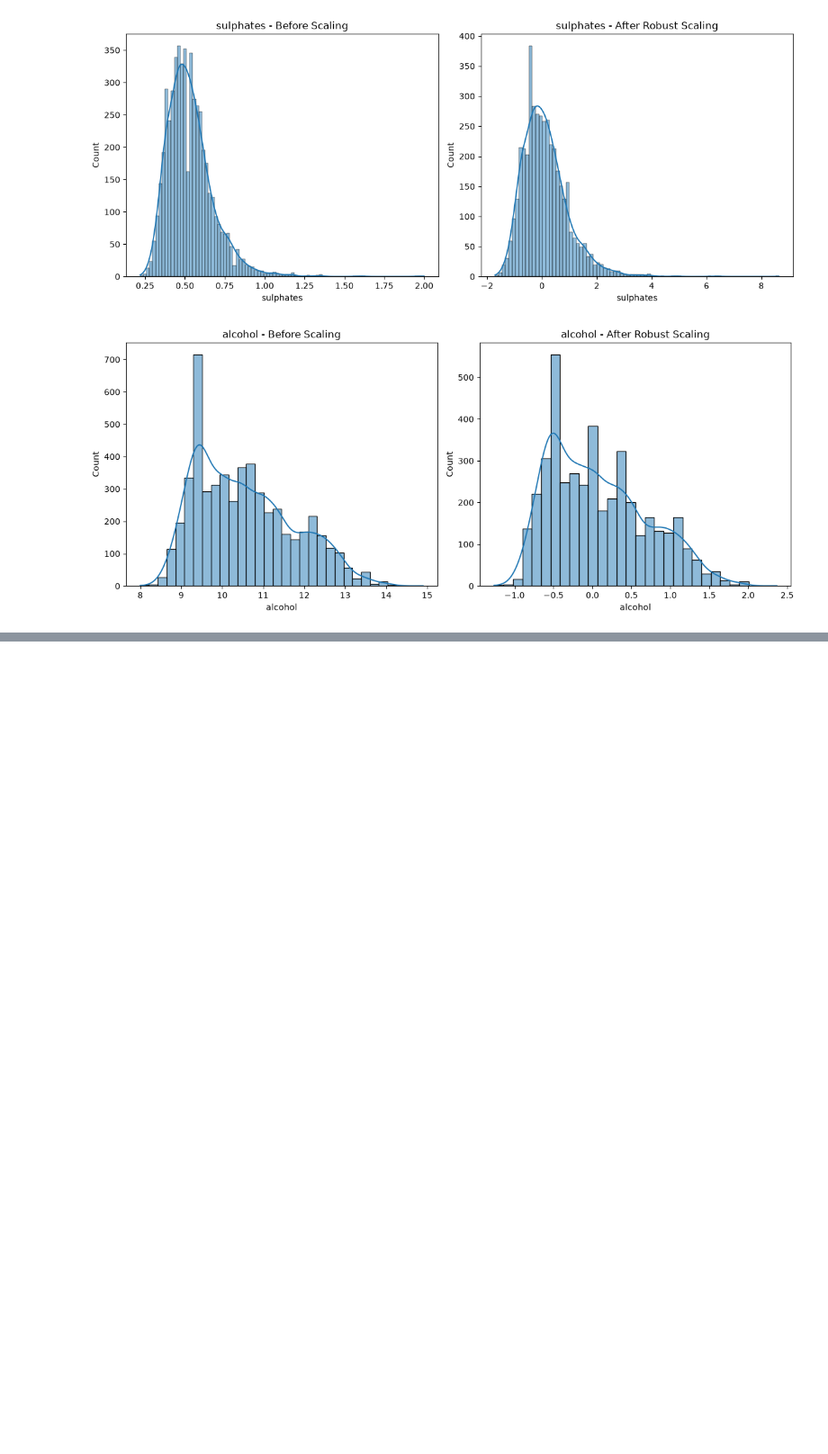
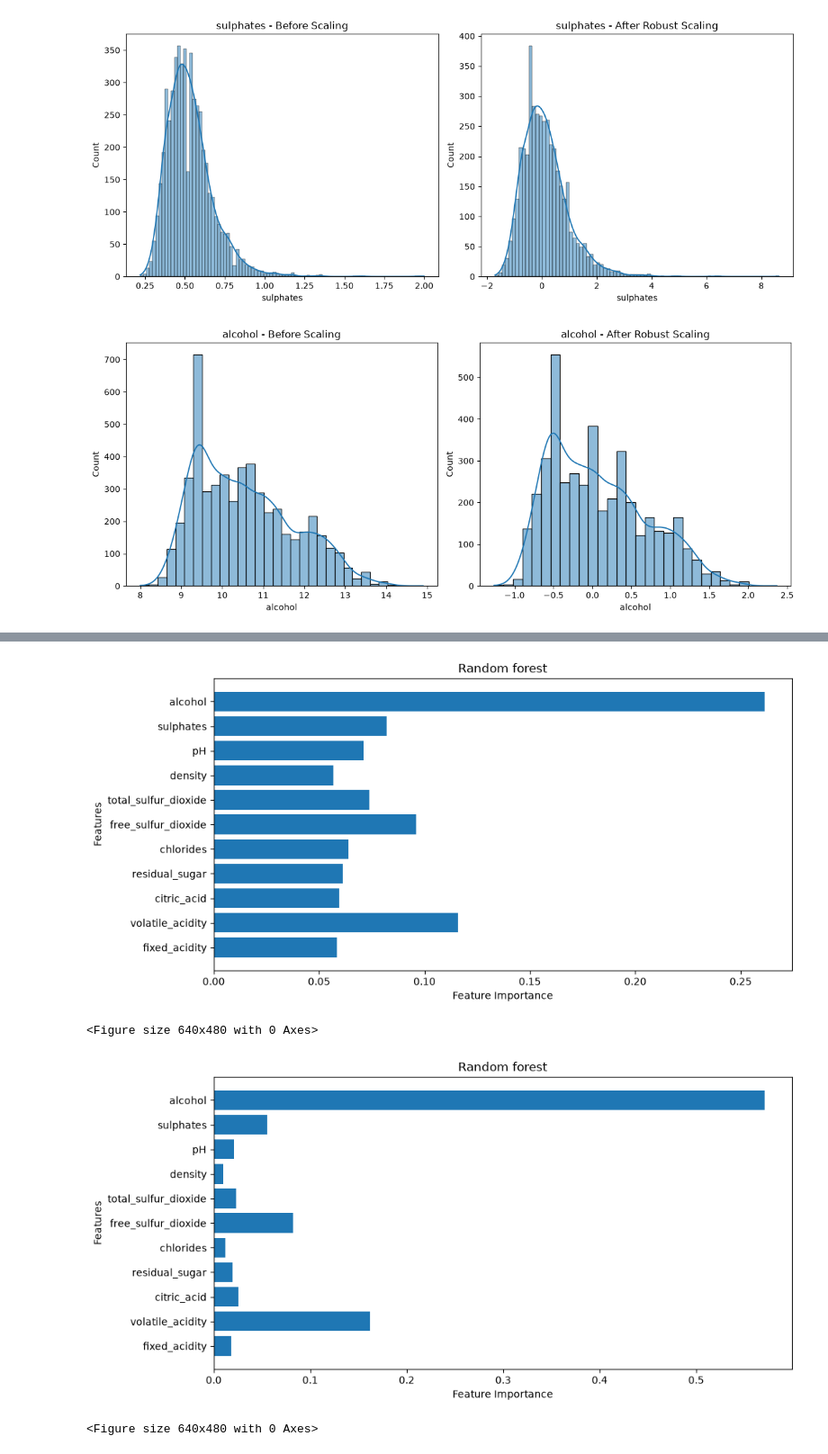
Before and after one commit to Dev-Flurssy/ml-projects, a Jupyter notebook: projects/Data/Numerical Cleaning.ipynb, the cells around one changed output, grey strips where cells are left out. Shown at 90% size. Cells and saved outputs as stored; diff of their text form; code cells hidden in the pictures; blank space fills up the shorter version.

```diff
--- a/projects/Data/Numerical Cleaning.ipynb
+++ b/projects/Data/Numerical Cleaning.ipynb
@@ -516,42 +588,11 @@ Feature importances:
 # %%
-from sklearn.ensemble import GradientBoostingRegressor
-from sklearn.model_selection import train_test_split
-
-X = df.drop('quality', axis=1)
-y = df['quality']
-
-X_train, X_test, y_train, y_test = train_test_split(
-    X, y, test_size=0.2, shuffle=True, random_state=42
-)
-
-# Base model
-gbrt = GradientBoostingRegressor(random_state=42)
-
-# Tuned models
-gbrt2 = GradientBoostingRegressor(
-    n_estimators=300,
-    learning_rate=0.05,
-    max_depth=3,
-    random_state=42
-)
-
-gbrt3 = GradientBoostingRegressor(
-    n_estimators=200,
-    learning_rate=0.01,
-    max_depth=3,
-    random_state=0
-)
-
-gbrt4 = GradientBoostingRegressor(
-    n_estimators=200,
-    learning_rate=0.05,
-    max_depth=3,
-    random_state=0
-)
-
-gbrt5 = GradientBoostingRegressor(
-    n_estimators=200,
-    learning_rate=0.05,
-    max_depth=1,
-    random_state=12
-)
+plot_feature_importance('Random forest', forest1)
+plt.figure()
+plot_feature_importance('Random forest', forest5)
+plt.figure()
+plot_feature_importance('Random forest', forest9)
+# %% [output]
+[figure, added]
+<Figure size 640x480 with 0 Axes>
+[figure, added]
+<Figure size 640x480 with 0 Axes>
```
Also changed, not shown: parts of 15 cells of this notebook, 2 other files.
